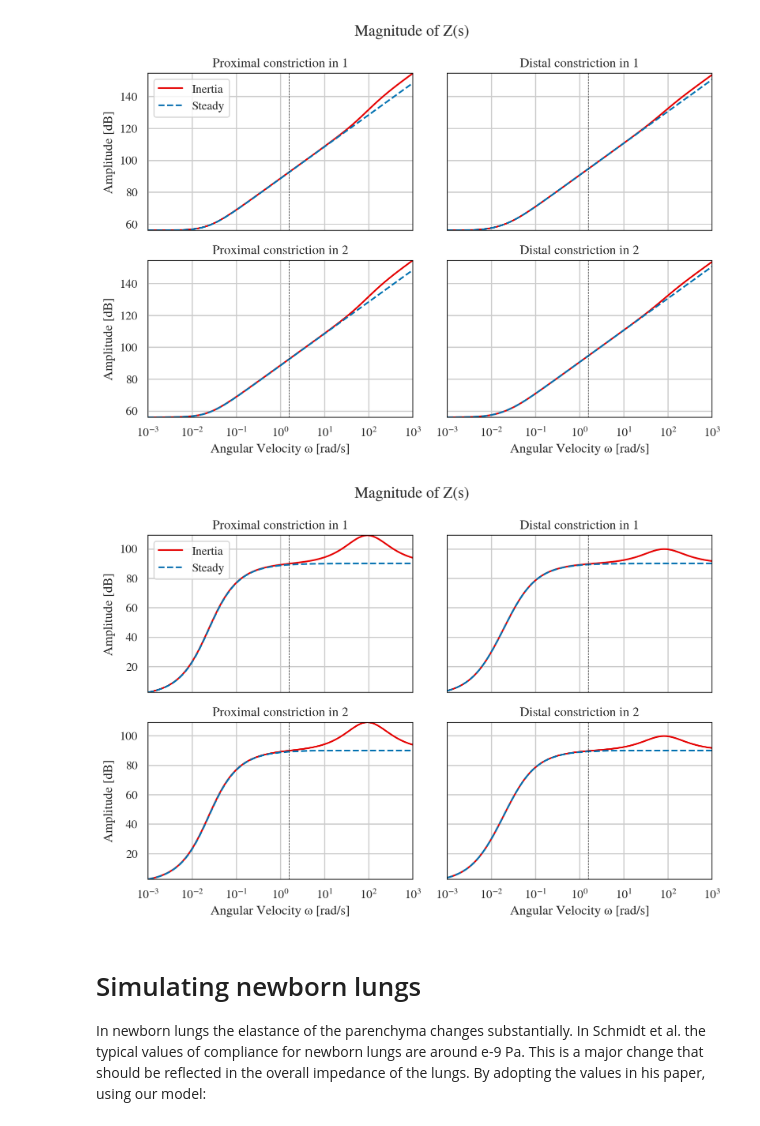
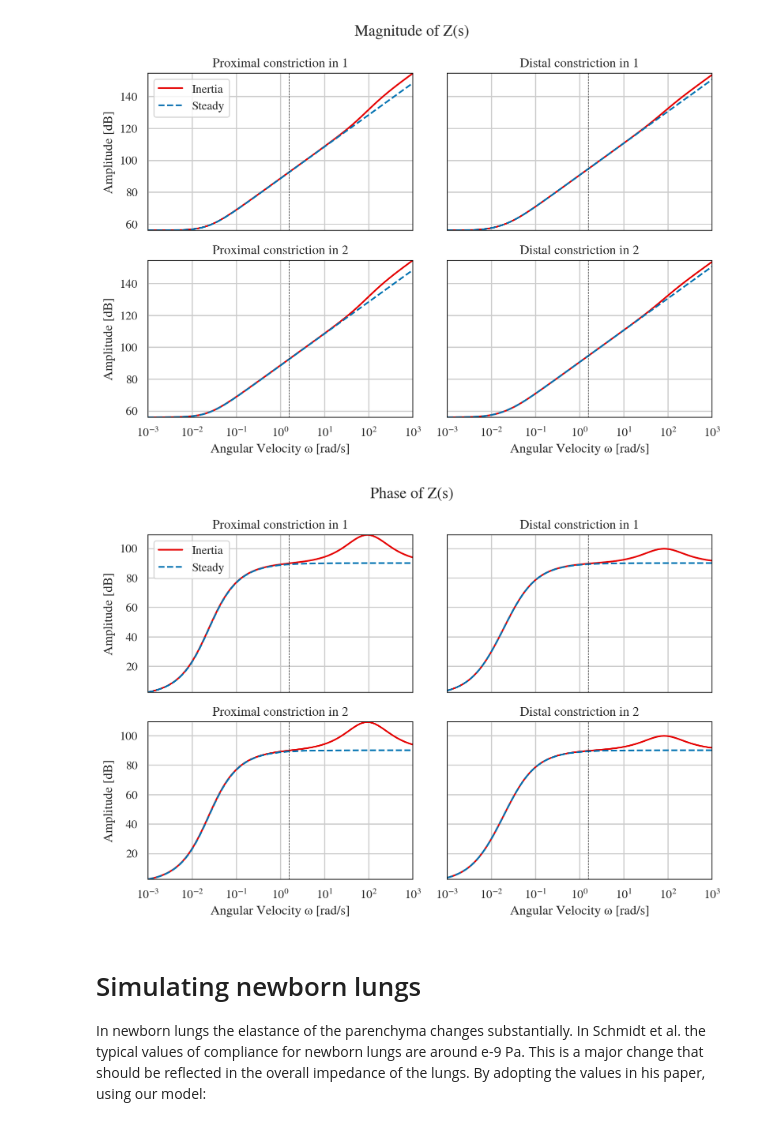
Before and after one commit to Flagy/LungModel, a Jupyter notebook: Bharat Model.ipynb, the cells around one changed output. Drawn from its saved outputs; the diff is of its cells as text; code cells hidden in the pictures.

Commit message:
update of plots and some corrections

```diff
--- a/Bharat Model.ipynb
+++ b/Bharat Model.ipynb
@@ -104,7 +104,11 @@ D0, L0, h1D, h2D, h1L, h2L, C1, C2, Rd1, Rd2 = sym.symbols('D_0 L_0 h_1D h_2D h_
 Z0 = A1*L0/D0**4*(λq + A2/(s*D0**2))/(λp + A2/(s*D0**2))
 Z1 = A1*h1L*L0/((h1D*D0)**4)*(λq + A2/(s*(h1D*D0)**2))/(λp + A2/(s*(h1D*D0)**2)) + 1/(s*C1) + Rd1
 Z2 = A1*h2L*L0/((h2D*D0)**4)*(λq + A2/(s*(h2D*D0)**2))/(λp + A2/(s*(h2D*D0)**2)) + 1/(s*C2) + Rd2
-Z_par = Z0 + Z1*Z2/(Z1+Z2)
-n, d = sym.fraction(sym.factor(Z_par))
+Z_eq = Z0 + Z1*Z2/(Z1+Z2)
+n, d = sym.fraction(sym.factor(Z_eq))
 n = sym.collect(sym.expand(n), s, evaluate=False)
 d = sym.collect(sym.expand(d), s, evaluate=False)
+display(Z0)
+display(Z1)
+display(Z2)
+display(Z_eq)
@@ -338,35 +347,35 @@ plt.show()
 # %%
 fig, ax = plt.subplots(2, 2, sharex=True, sharey=True)
 ax[0, 0].semilogx(w, phase_inertia5, label="Inertia", color='#E50000')
 ax[0, 0].semilogx(w, phase_steady5, label="Steady", color="b", linestyle="--")
 ax[0, 0].axvline(2*np.pi*0.25, linewidth=0.5, linestyle='--', color='k')
 ax[0, 0].set_title("Proximal constriction in 1")
 
 ax[0, 1].semilogx(w, phase_inertia6, label="Inertia", color='#E50000')
 ax[0, 1].semilogx(w, phase_steady6, label="Steady", color="b", linestyle="--")
 ax[0, 1].axvline(2*np.pi*0.25, linewidth=0.5, linestyle='--', color='k')
 ax[0, 1].set_title("Distal constriction in 1")
 
 ax[1, 0].semilogx(w, phase_inertia7, label="Inertia", color='#E50000')
 ax[1, 0].semilogx(w, phase_steady7, label="Steady", color="b", linestyle="--")
 ax[1, 0].axvline(2*np.pi*0.25, linewidth=0.5, linestyle='--', color='k')
 ax[1, 0].set_title("Proximal constriction in 2")
 
 ax[1, 1].semilogx(w, phase_inertia8, label="Inertia", color='#E50000')
 ax[1, 1].semilogx(w, phase_steady8, label="Steady", color="b", linestyle="--")
 ax[1, 1].axvline(2*np.pi*0.25, linewidth=0.5, linestyle='--', color='k')
 ax[1, 1].set_title("Distal constriction in 2")
 
 ax[1, 0].set_xlabel("Angular Velocity ω [rad/s]")
 ax[1, 1].set_xlabel("Angular Velocity ω [rad/s]")
 ax[0, 0].set_ylabel("Amplitude [dB]")
 ax[1, 0].set_ylabel("Amplitude [dB]")
 ax[0,0].legend()
-plt.suptitle("Magnitude of Z(s)")
+plt.suptitle("Phase of Z(s)")
 plt.tight_layout()
 plt.show()
 # %% [output]
-[figure, old version]
+[figure, new version]
 # %% [markdown]
 # Simulating newborn lungs
 In newborn lungs the elastance of the parenchyma changes substantially. In Schmidt et al. the typical values of compliance for newborn lungs are around e-9 Pa. This is a major change that should be reflected in the overall impedance of the lungs. By adopting the values in his paper, using our model:
```
Also changed, not shown: parts of 8 cells of this notebook.
